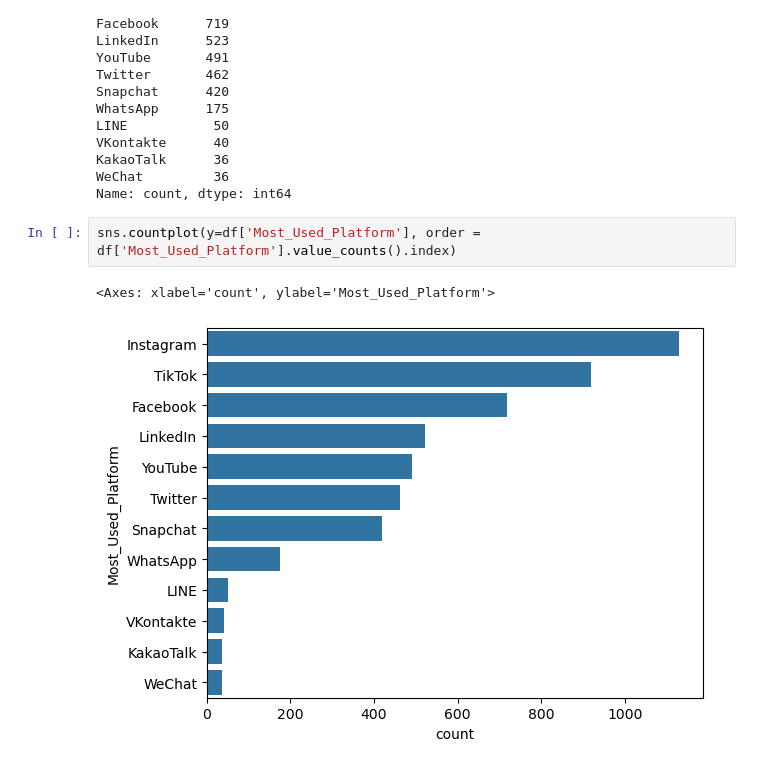
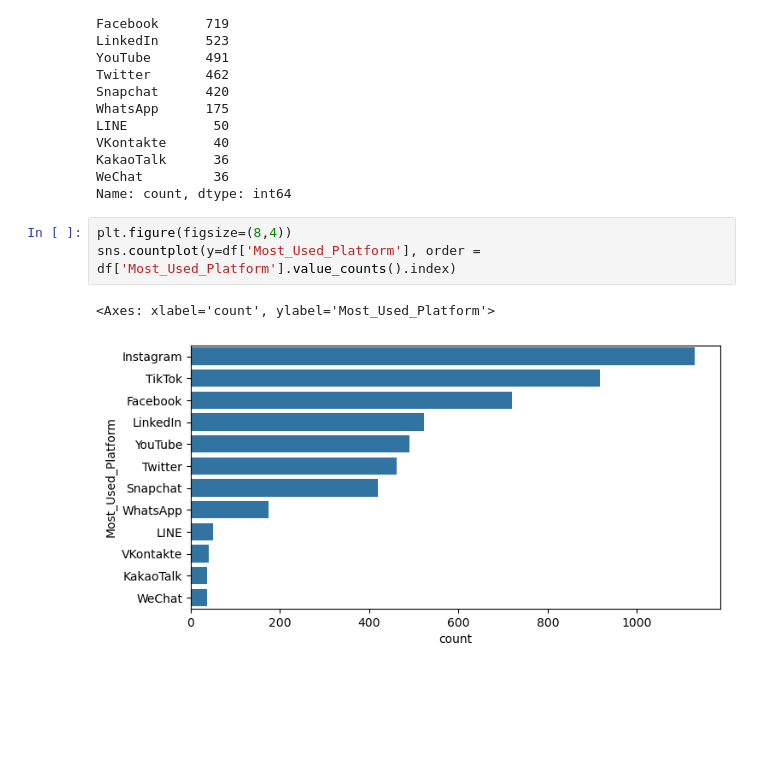
Before and after one commit to BoGeYmAn04/Mind-Pulse, a Jupyter notebook: Notebooks/01_eda_and_preprocessing.ipynb.ipynb, the cells around one changed output. Cells and saved outputs as stored; diff of their text form; blank space fills up the shorter version.

```diff
--- a/Notebooks/01_eda_and_preprocessing.ipynb.ipynb
+++ b/Notebooks/01_eda_and_preprocessing.ipynb.ipynb
@@ -150,7 +150,8 @@ KakaoTalk      36
 WeChat         36
 Name: count, dtype: int64
 # %%
+plt.figure(figsize=(8,4))
 sns.countplot(y=df['Most_Used_Platform'], order = df['Most_Used_Platform'].value_counts().index)
 # %% [output]
 <Axes: xlabel='count', ylabel='Most_Used_Platform'>
-[figure, old version]
+[figure, new version]
```
Also changed, not shown: parts of 1 cell of this notebook.
